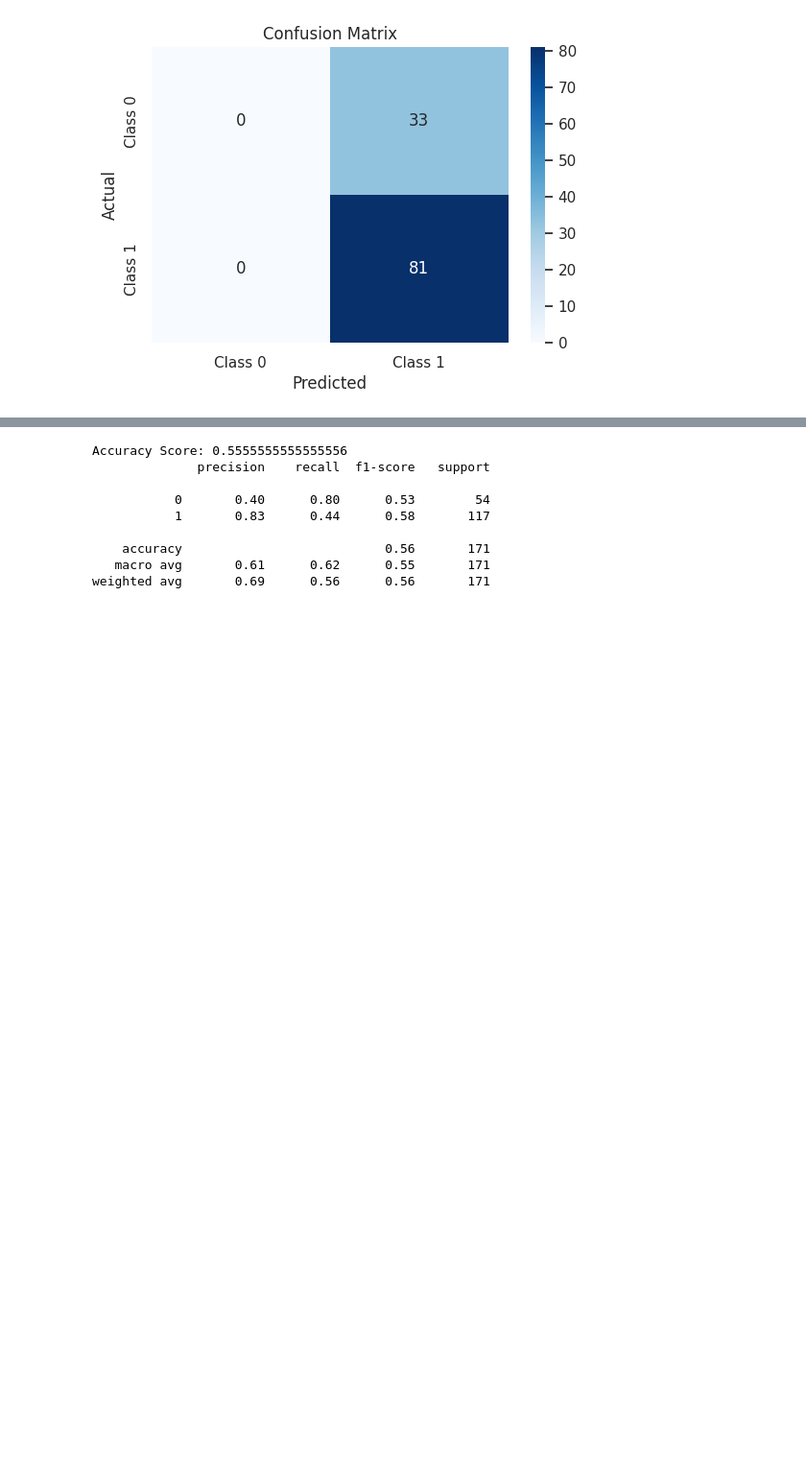
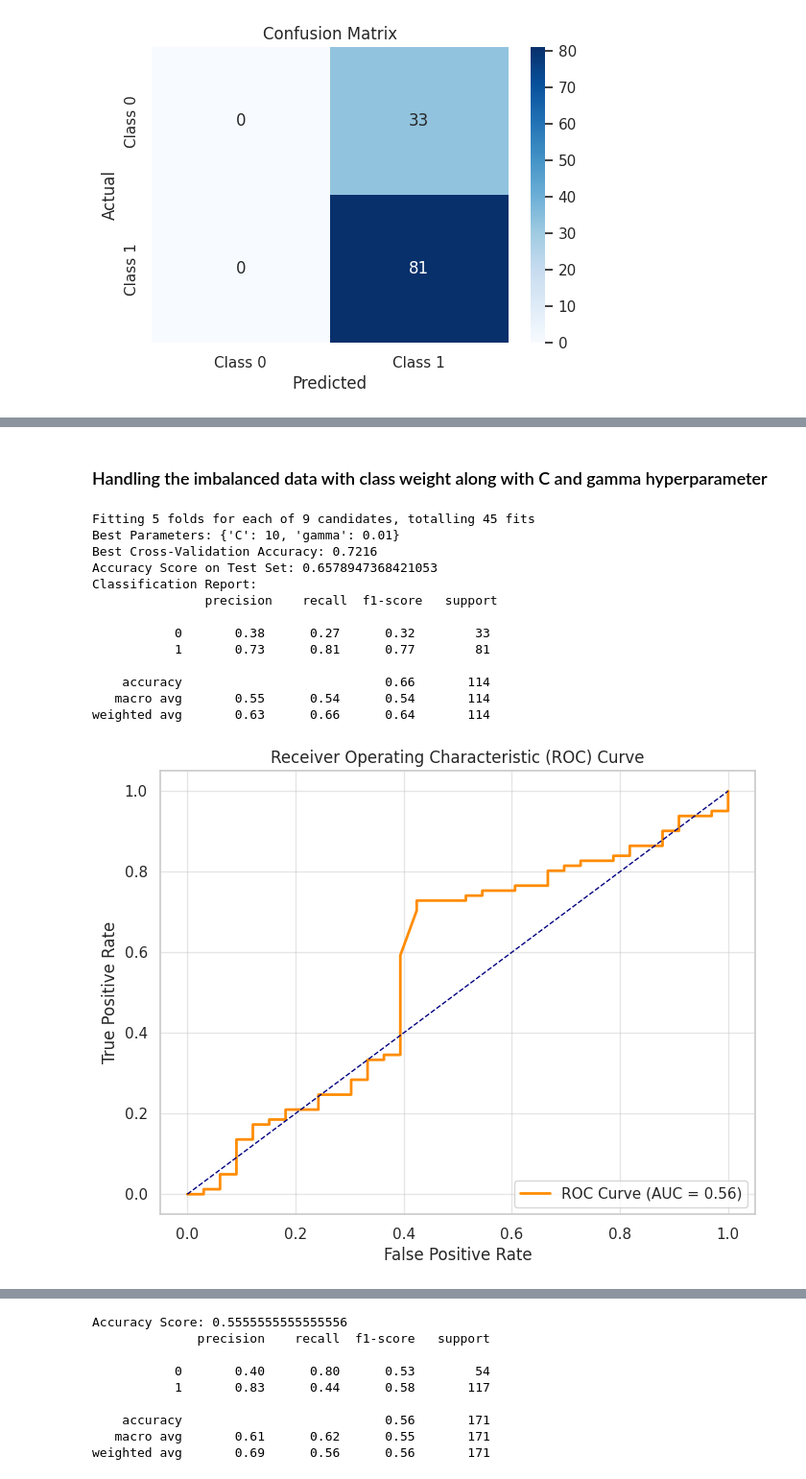
Before and after one commit to Evans2424/IACEC_Project_Model_Performance_Analysis, a Jupyter notebook: IACEC_MLProject.ipynb, the cells around one changed output, grey strips where cells are left out. Shown at 96% size. Drawn from its saved outputs; the diff is of its cells as text; code cells hidden in the pictures; blank space fills up the shorter version.

```diff
--- a/IACEC_MLProject.ipynb
+++ b/IACEC_MLProject.ipynb
@@ -531 +538,69 @@ weighted avg       0.73      0.59      0.60       114
+# %% [markdown]
+### Handling the imbalanced data with class weight along with C and gamma hyperparameter
+# %%
+from sklearn.svm import SVC
+from sklearn.model_selection import GridSearchCV
+from sklearn.metrics import accuracy_score, classification_report, confusion_matrix, roc_curve, auc
+
+# Define the parameter grid for C and gamma
+param_grid = {
+    'C': [0.1, 1, 10],
+    'gamma': [0.01, 0.1, 1]
+}
+
+# Create the SVC model with RBF kernel and class_weight balanced
+svc = SVC(kernel='rbf', class_weight='balanced', probability=True, random_state=0)
+
+# Perform Grid Search with Cross-Validation
+grid_search = GridSearchCV(estimator=svc, param_grid=param_grid, cv=5, scoring='accuracy', verbose=1, n_jobs=-1)
+grid_search.fit(X_train, y_train)
+
+# Get the best parameters and cross-validation score
+best_params = grid_search.best_params_
+best_score = grid_search.best_score_
+
+print(f"Best Parameters: {best_params}")
+print(f"Best Cross-Validation Accuracy: {best_score:.4f}")
+
+# Train the model using the best parameters
+best_svc = grid_search.best_estimator_
+best_svc.fit(X_train, y_train)
+
+# Make predictions on the test set
+y_pred = best_svc.predict(X_test)
+
+# Print accuracy and classification report
+print("Accuracy Score on Test Set:", accuracy_score(y_test, y_pred))
+print("Classification Report:\n", classification_report(y_test, y_pred))
+
+# Generate ROC Curve
+y_prob = best_svc.predict_proba(X_test)[:, 1]  # Get probabilities for the positive class
+fpr, tpr, _ = roc_curve(y_test, y_prob)
+roc_auc = auc(fpr, tpr)
+
+# Plot the ROC Curve
+plt.figure(figsize=(8, 6))
+plt.plot(fpr, tpr, color='darkorange', lw=2, label=f'ROC Curve (AUC = {roc_auc:.2f})')
+plt.plot([0, 1], [0, 1], color='navy', linestyle='--', lw=1)
+plt.xlabel('False Positive Rate')
+plt.ylabel('True Positive Rate')
+plt.title('Receiver Operating Characteristic (ROC) Curve')
+plt.legend(loc='lower right')
+plt.grid(alpha=0.5)
+plt.show()
+# %% [output]
+Fitting 5 folds for each of 9 candidates, totalling 45 fits
+Best Parameters: {'C': 10, 'gamma': 0.01}
+Best Cross-Validation Accuracy: 0.7216
+Accuracy Score on Test Set: 0.6578947368421053
+Classification Report:
+               precision    recall  f1-score   support
+
+           0       0.38      0.27      0.32        33
+           1       0.73      0.81      0.77        81
+
+    accuracy                           0.66       114
+   macro avg       0.55      0.54      0.54       114
+weighted avg       0.63      0.66      0.64       114
+[figure, added]
 # %% [markdown]
```
Also changed, not shown: parts of 5 cells of this notebook.
